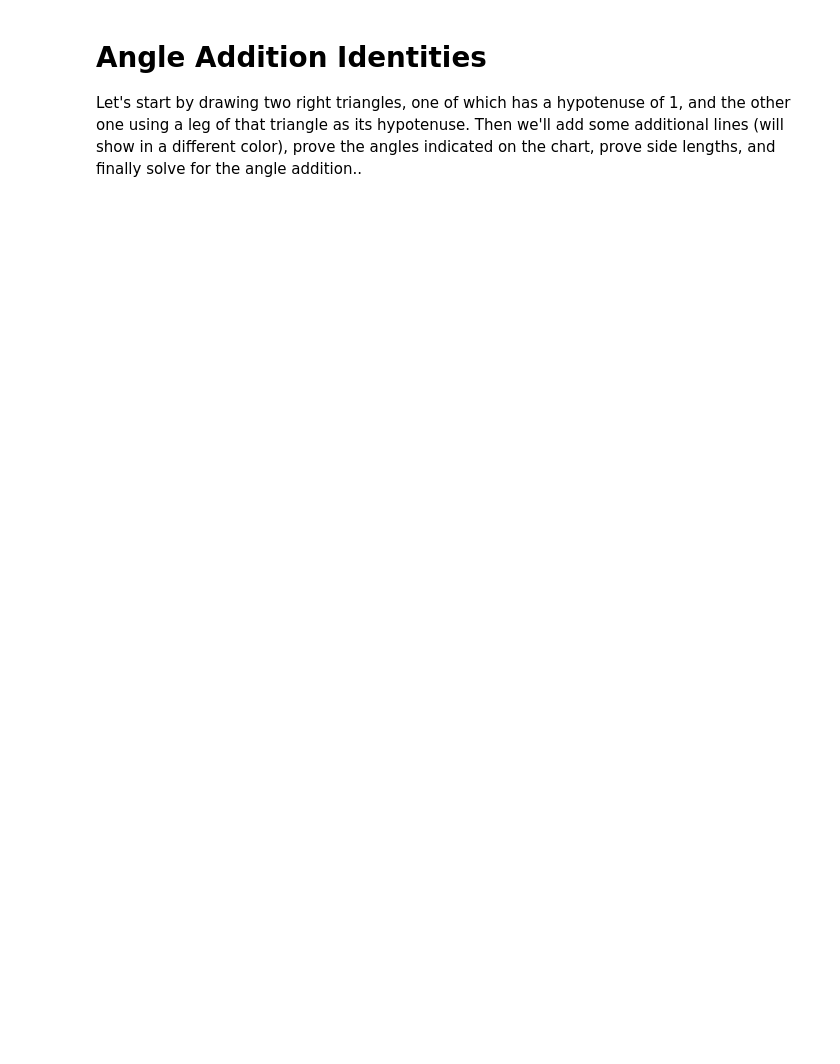
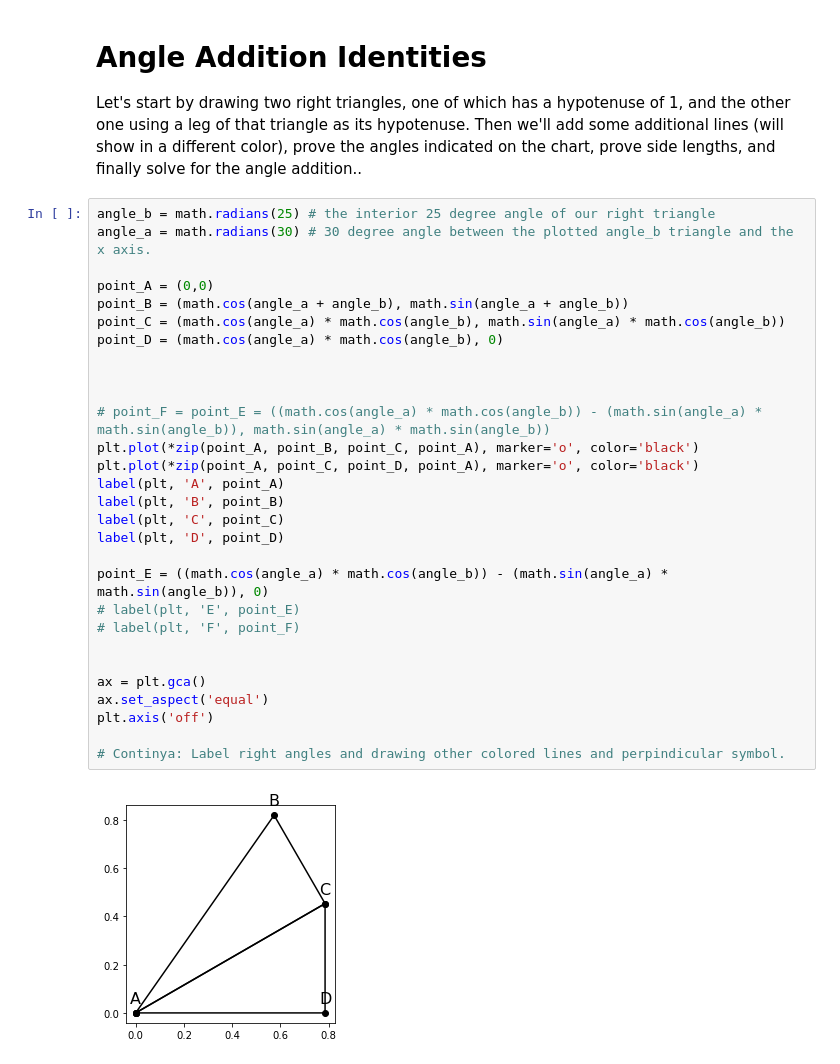
Before and after one commit to bsgreenb/math-tools, a Jupyter notebook: Trig.ipynb, the cells around one changed output. Drawn from its saved outputs; the diff is of its cells as text; blank space fills up the shorter version.

Commit message:
Fixed sine addition right triangle

```diff
--- a/Trig.ipynb
+++ b/Trig.ipynb
@@ -369,3 +369,34 @@ $$
 # Angle Addition Identities
 
 Let's start by drawing two right triangles, one of which has a hypotenuse of 1, and the other one using a leg of that triangle as its hypotenuse.  Then we'll add some additional lines (will show in a different color), prove the angles indicated on the chart, prove side lengths, and finally solve for the angle addition..
+# %%
+angle_b = math.radians(25) # the interior 25 degree angle of our right triangle
+angle_a = math.radians(30) # 30 degree angle between the plotted angle_b triangle and the x axis.
+
+point_A = (0,0)
+point_B = (math.cos(angle_a + angle_b), math.sin(angle_a + angle_b))
+point_C = (math.cos(angle_a) * math.cos(angle_b), math.sin(angle_a) * math.cos(angle_b))
+point_D = (math.cos(angle_a) * math.cos(angle_b), 0)
+
+
+
+# point_F = point_E = ((math.cos(angle_a) * math.cos(angle_b)) - (math.sin(angle_a) * math.sin(angle_b)), math.sin(angle_a) * math.sin(angle_b))
+plt.plot(*zip(point_A, point_B, point_C, point_A), marker='o', color='black')
+plt.plot(*zip(point_A, point_C, point_D, point_A), marker='o', color='black')
+label(plt, 'A', point_A)
+label(plt, 'B', point_B)
+label(plt, 'C', point_C)
+label(plt, 'D', point_D)
+
+point_E = ((math.cos(angle_a) * math.cos(angle_b)) - (math.sin(angle_a) * math.sin(angle_b)), 0)
+# label(plt, 'E', point_E)
+# label(plt, 'F', point_F)
+
+
+ax = plt.gca()
+ax.set_aspect('equal')
+plt.axis('off')
+
+# Continya: Label right angles and drawing other colored lines and perpindicular symbol.
+# %% [output]
+[figure, added]
```
